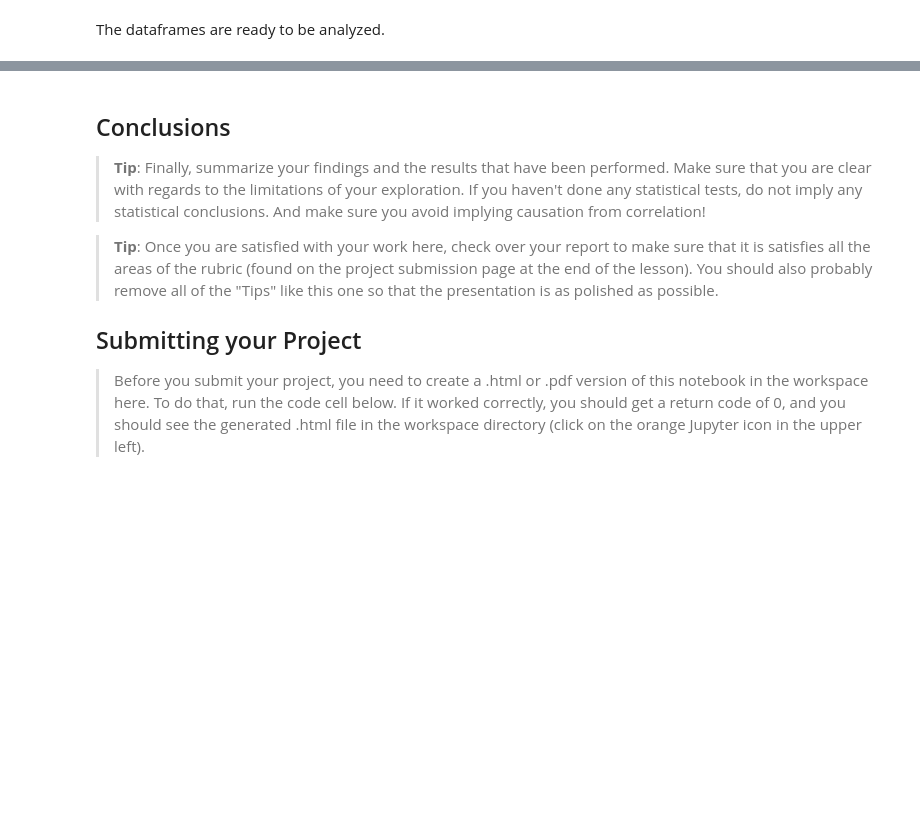
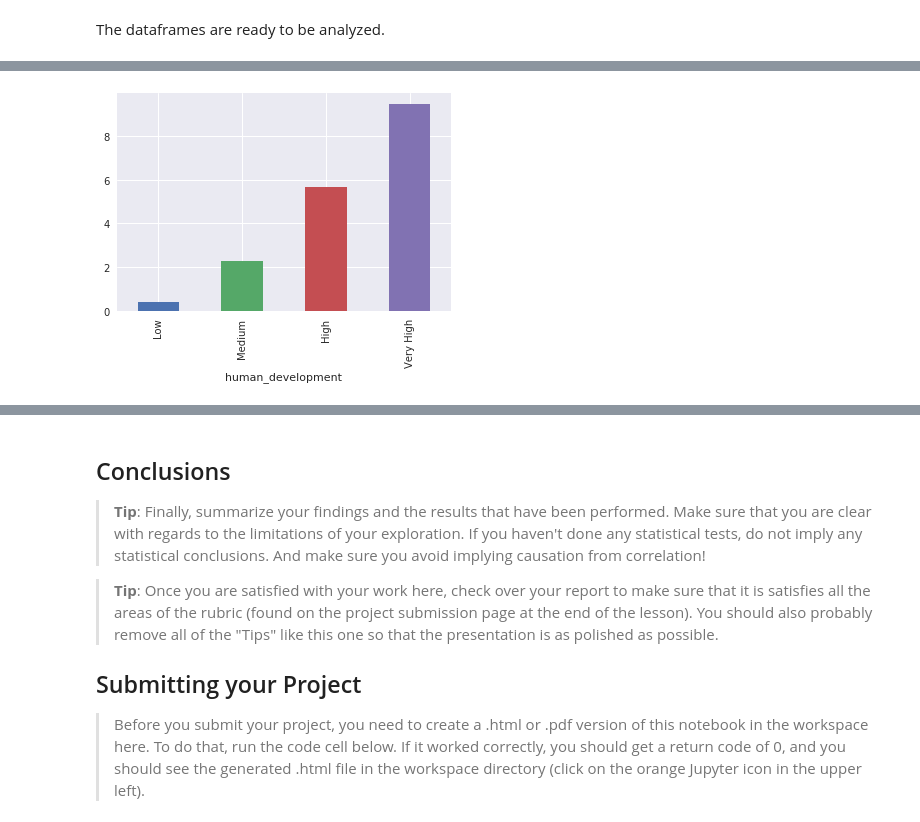
Before and after one commit to Victoriapm/co2_emissions_analysis, a Jupyter notebook: Part 2 - Investigate_Dataset/Investigate_a_Dataset.ipynb, the cells around one changed output, grey strips where cells are left out. Cells and saved outputs as stored; diff of their text form; code cells hidden in the pictures; blank space fills up the shorter version.

```diff
--- a/Part 2 - Investigate_Dataset/Investigate_a_Dataset.ipynb
+++ b/Part 2 - Investigate_Dataset/Investigate_a_Dataset.ipynb
@@ -750,0 +726,5 @@ df.groupby('human_development').mean().plot(kind='bar');
+# %%
+# plot distribution of all indicators per human development group
+df_current['co2'].groupby(df_current['human_development']).mean().plot(kind='bar');
+# %% [output]
+[figure, added]
```
Also changed, not shown: parts of 47 cells of this notebook.
